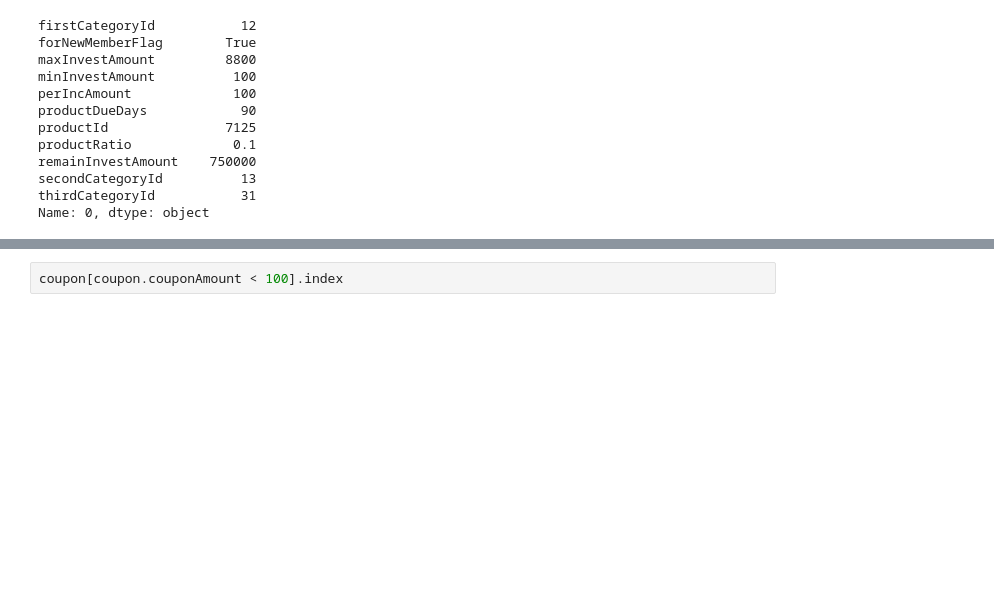
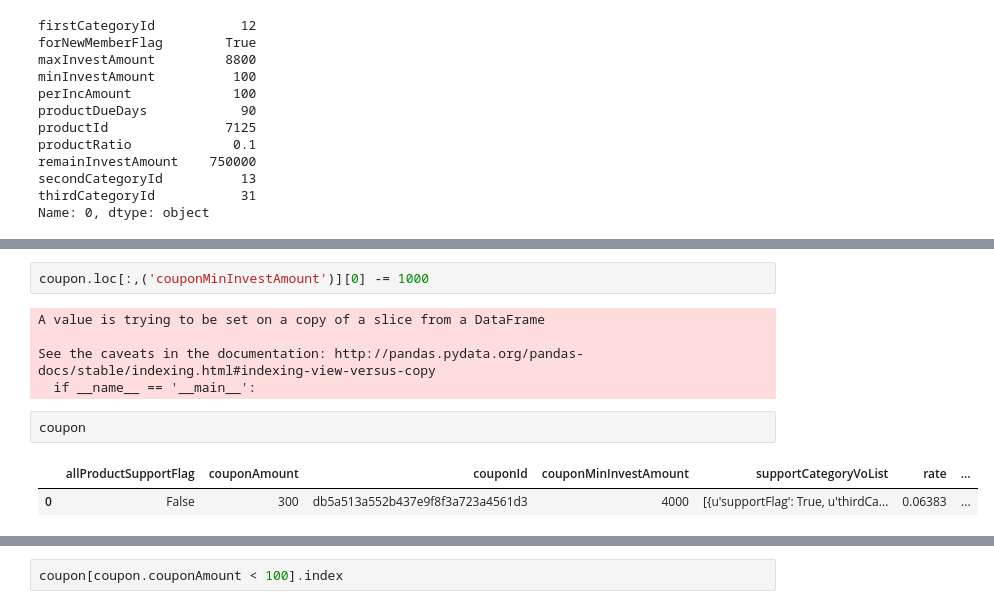
Before and after one commit to HY0095/d07_optimize, a Jupyter notebook: coupon_product_json.ipynb, the cells around one changed output, grey strips where cells are left out. Cells and saved outputs as stored; diff of their text form; blank space fills up the shorter version.

```diff
--- a/coupon_product_json.ipynb
+++ b/coupon_product_json.ipynb
@@ -37,0 +36,12 @@ coupon
+# %%
+coupon.loc[:,('couponMinInvestAmount')][0] -= 1000
+# %% [output]
+A value is trying to be set on a copy of a slice from a DataFrame
+
+See the caveats in the documentation: http://pandas.pydata.org/pandas-docs/stable/indexing.html#indexing-view-versus-copy
+  if __name__ == '__main__':
+# %%
+coupon
+# %% [output]
+|  | allProductSupportFlag | couponAmount | couponId | couponMinInvestAmount | supportCategoryVoList | rate | ... |
+| 0 | False | 300 | db5a513a552b437e9f8f3a723a4561d3 | 4000 | [{u'supportFlag': True, u'thirdCa... | 0.06383 | ... |
```
Also changed, not shown: parts of 3 cells of this notebook, 9 other files.
